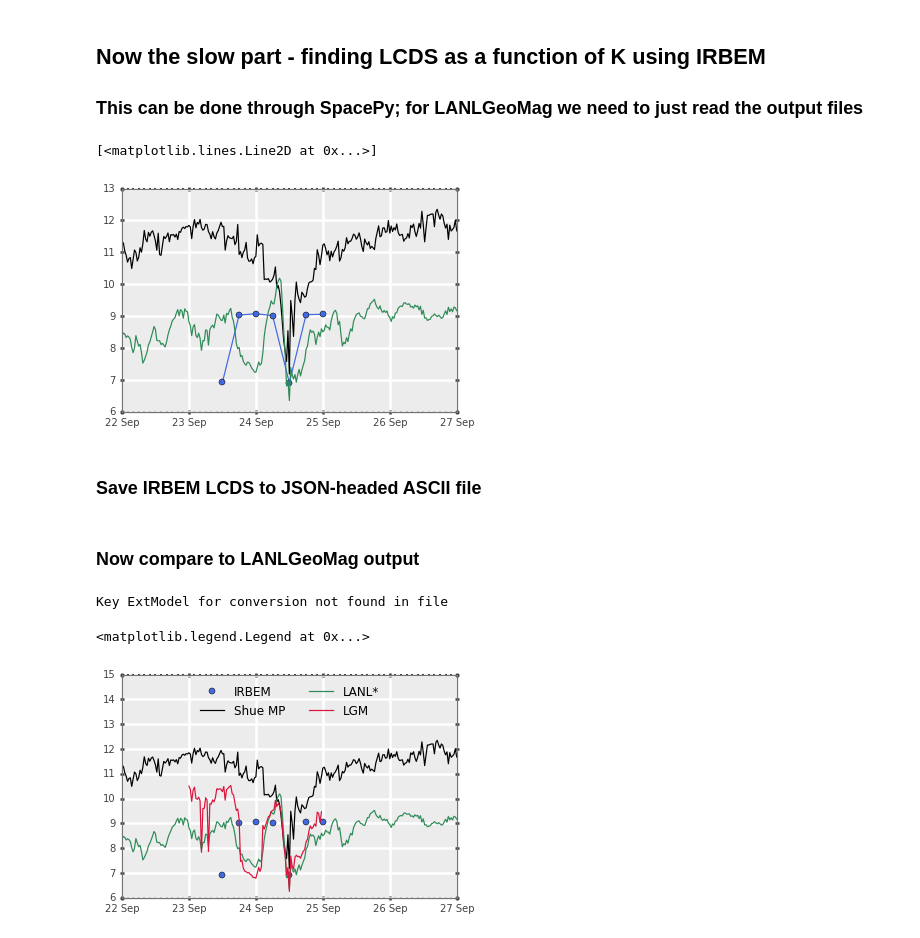
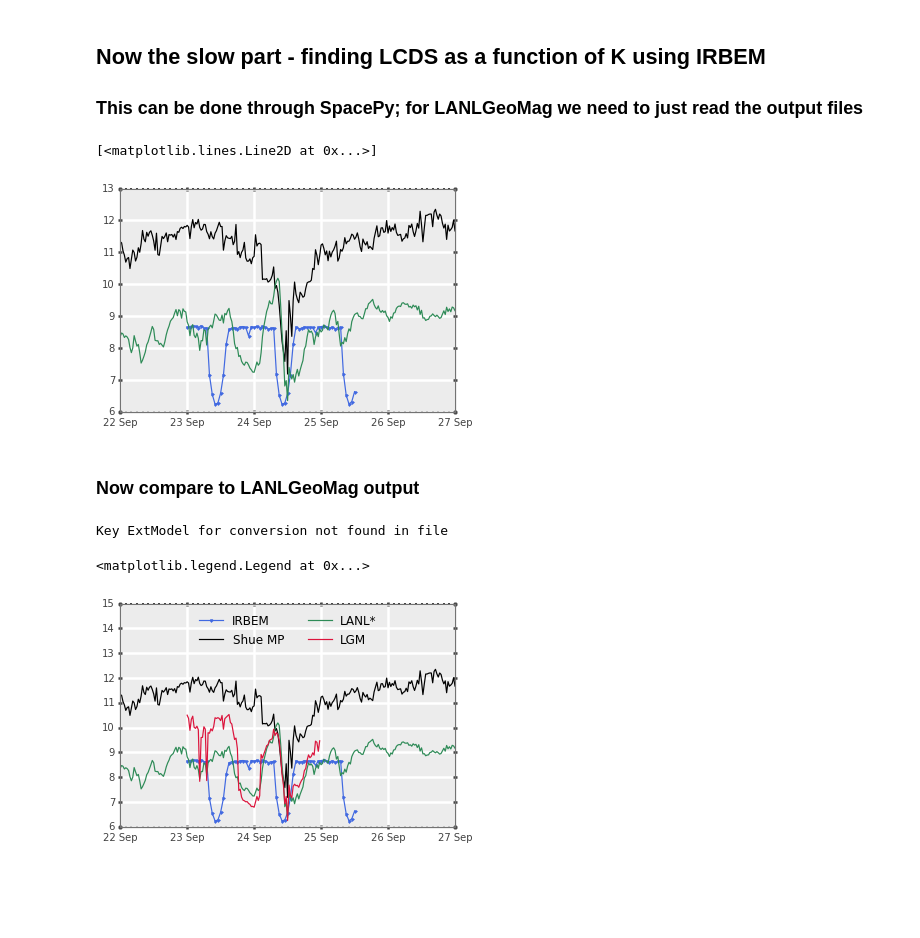
Before and after one commit to drsteve/Notebooks, a Jupyter notebook: LastClosedDriftShell.ipynb, the cells around one changed output. Saved outputs shown, nothing was run; the diff lists cells and outputs as text; code cells hidden in the pictures; blank space fills up the shorter version.

Commit message:
LastClosedDriftShell: updated notebook with expanded IRBEM LCDS (saved to text file)

```diff
--- a/LastClosedDriftShell.ipynb
+++ b/LastClosedDriftShell.ipynb
@@ -82,3 +78,6 @@ print((lcds['T05']-lcds15['T05']).min())
 # %%
 import spacepy.irbempy as ib
 import spacepy.coordinates as spc
+import spacepy.datamodel as dm
+
+recalc_irb = True #set to False if you just want to use the extant file
@@ -87,15 +84,33 @@ omdata2 = om.get_omni(tt2) #don't use qd1min dbase for now... needs variable ren
-# %%
-#irb_lcds = ib.find_LCDS_K(tt2, 0.1, extMag='T05', tol=0.1, omnivals=omdata2)
-###once this is done, save output and read it back in here... comment code so we know how we got it
-import spacepy.datamodel as dm
-irb_lcds = dm.readJSONheadedASCII('irb_lcds.txt')
+# %%
+tt2 = spt.tickrange('2013-09-23T00:00:00','2013-09-25T12:00:00', 1.0/24) #hourly res, to be quicker
+omdata2 = om.get_omni(tt2) #don't use qd1min dbase for now... needs variable renaming, etc.
+
+#separate G and W parameters into G1, G2, etc.
+for dim in omdata2['G'].shape[1]:
+    dim_labl = 'G{0}'.format(dim+1)
+    omdata2[dim_labl] = omdata2['G'][:,dim]
+for dim in omdata2['W'].shape[1]:
+    dim_labl = 'W{0}'.format(dim+1)
+    omdata2[dim_labl] = omdata2['W'][:,dim]
+
+#provide mapping from qd1min variable names to those expected by irbempy, only list those that need to change
+keymap = {'dens': 'Den_P', 'velo': 'Vsw'}
+#now for required keys, add them
+for newkey in keymap.keys():
+    omdata2[newkey] = omdata2[keymap[newkey]]
+# %%
+if recalc_irb is True: #this step will take forever...
+    irb_tt = dm.dmcopy(tt2)
+    irb_lcds = ib.find_LCDS_K(irb_tt, 0.2, extMag='T05', tol=0.1, omnivals=omdata2)
+    dm.toJSONheadedASCII('irb_lcds.txt', irb_lcds)
+else:
+    irb_lcds = dm.readJSONheadedASCII('irb_lcds.txt', convert=True)
 # %%
-plt.plot(tt2.UTC, irb_lcds['LCDS'], marker='o')
+tt2 = spt.tickrange('2013-09-23T00:00:00','2013-09-25T12:00:00', 1.0/24)
+plt.plot(tt2.UTC, irb_lcds['LCDS'], marker='.')
 splot.applySmartTimeTicks(plt.gca(), tt.UTC)
 plt.plot(tt.UTC, mp, 'k-')
 plt.plot(tt.UTC, lcds['T05'])
 # %% [output]
 [<matplotlib.lines.Line2D at 0x...>]
-[figure, old version]
+[figure, new version]
-# %% [markdown]
-### Save IRBEM LCDS to JSON-headed ASCII file
@@ -110,7 +121,7 @@ plt.plot(tt.UTC, lcds['T05'])
 lgm_lcds = dm.readJSONheadedASCII(['20130923_LCDS_TS04.txt','20130924_LCDS_TS04.txt'], convert=True)
 
 #repeat plotting code but add line for LGM
-plt.plot(tt2.UTC, irb_lcds['LCDS'], ls='None', marker='o', label='IRBEM')
+plt.plot(tt2.UTC, irb_lcds['LCDS'], ls='-', marker='.', label='IRBEM')
 splot.applySmartTimeTicks(plt.gca(), tt.UTC)
 plt.plot(tt.UTC, mp, 'k-', label='Shue MP')
 plt.plot(tt.UTC, lcds['T05'], label='LANL*')
@@ -120,4 +131,4 @@ plt.legend(ncol=2, loc=9)
 # %% [output]
 Key ExtModel for conversion not found in file
 <matplotlib.legend.Legend at 0x...>
-[figure, old version]
+[figure, new version]
```
Also changed, not shown: parts of 14 cells of this notebook, 1 other file.
